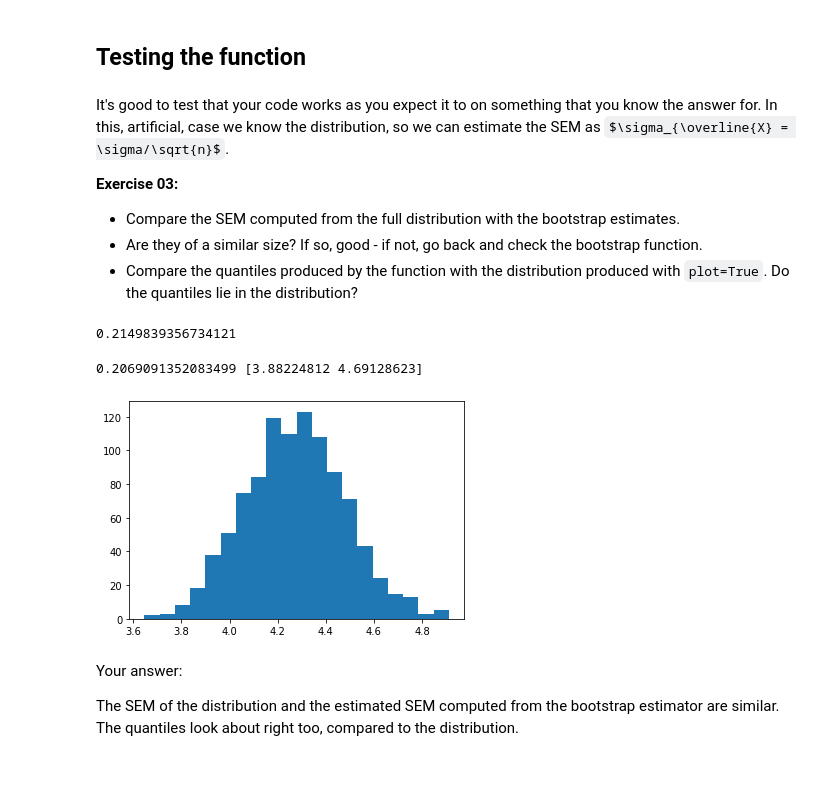
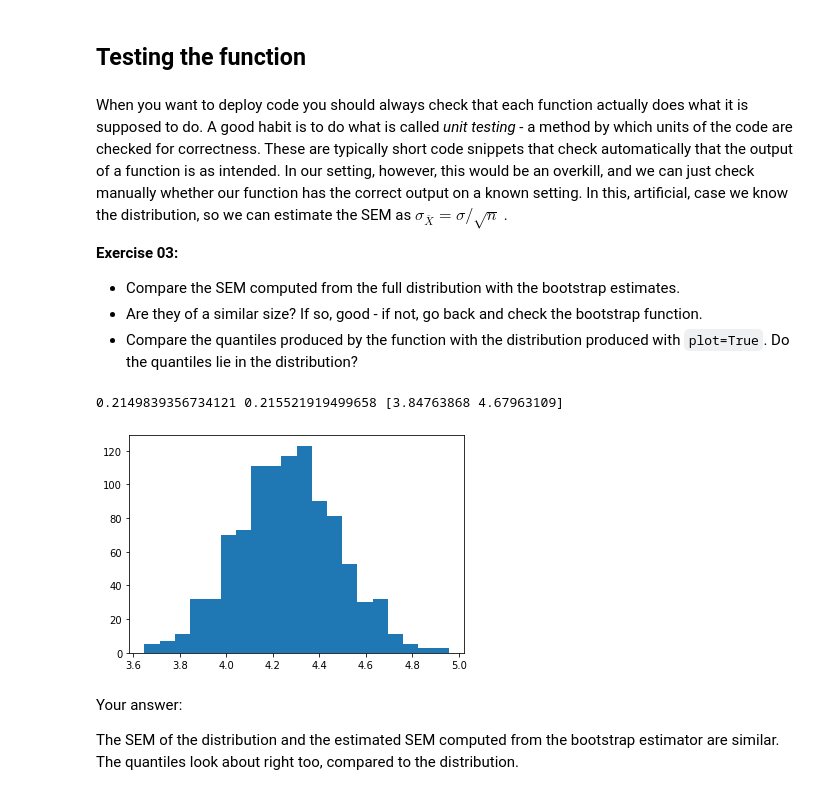
Before and after one commit to Inf2-FDS/FDS-S1-11-estimation-bootstrap-solution, a Jupyter notebook: weekS2-03.ipynb, the cells around one changed output. Saved outputs shown, nothing was run; the diff lists cells and outputs as text; code cells hidden in the pictures; some formulas as TeX source.

Commit message:
Checked firsttill 2nd section

```diff
--- a/weekS2-03.ipynb
+++ b/weekS2-03.ipynb
@@ -103,7 +89,7 @@ print(std)
 # %% [markdown]
 ## Testing the function
 # %% [markdown]
-It's good to test that your code works as you expect it to on something that you know the answer for. In this, artificial, case we know the distribution, so we can estimate the SEM as $\sigma_{\overline{X} = \sigma/\sqrt{n}$.
+When you want to deploy code you should always check that each function actually does what it is supposed to do. A good habit is to do what is called *unit testing* -  a method by which units of the code are checked for correctness. These are typically short code snippets that check automatically that the output of a function is as intended. In our setting, however, this would be an overkill, and we can just check manually whether our function has the correct output on a known setting. In this, artificial, case we know the distribution, so we can estimate the SEM as $\sigma_{\overline{X}} = \sigma/\sqrt{n}$ .
 
 **Exercise 03:**
 - Compare the SEM computed from the full distribution with the bootstrap estimates.
@@ -111,15 +97,11 @@ It's good to test that your code works as you expect it to on something that you
 - Compare the quantiles produced by the function with the distribution produced with `plot=True`. Do the quantiles lie in the distribution?
 # %%
 SEM = np.std(salaries)/np.sqrt(len(salaries))
-SEM
+quantiles, std = bootstrap(salaries, plot=True)
+print(SEM, std, quantiles)
 # %% [output]
-0.2149839356734121
+0.2149839356734121 0.215521919499658 [3.84763868 4.67963109]
+[figure, added]
-# %%
-quantiles, std = bootstrap(salaries, plot=True)
-print(std, quantiles)
-# %% [output]
-0.2069091352083499 [3.88224812 4.69128623]
-[figure, removed]
 # %% [markdown]
 Your answer:
 
```
Also changed, not shown: parts of 15 cells of this notebook.
